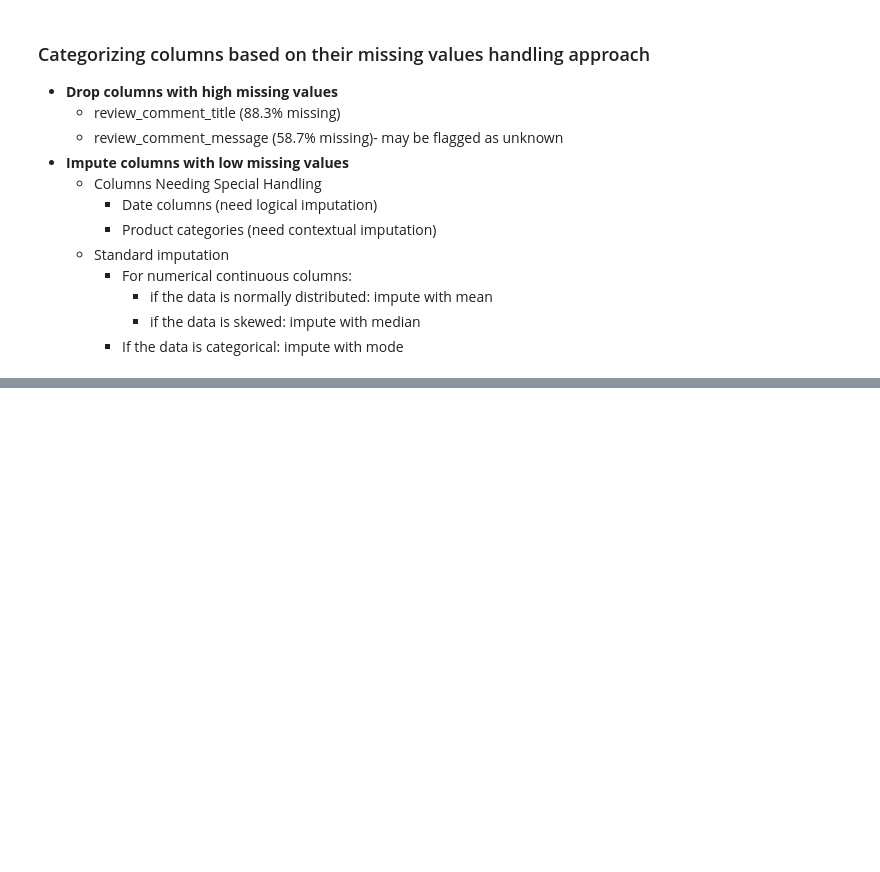
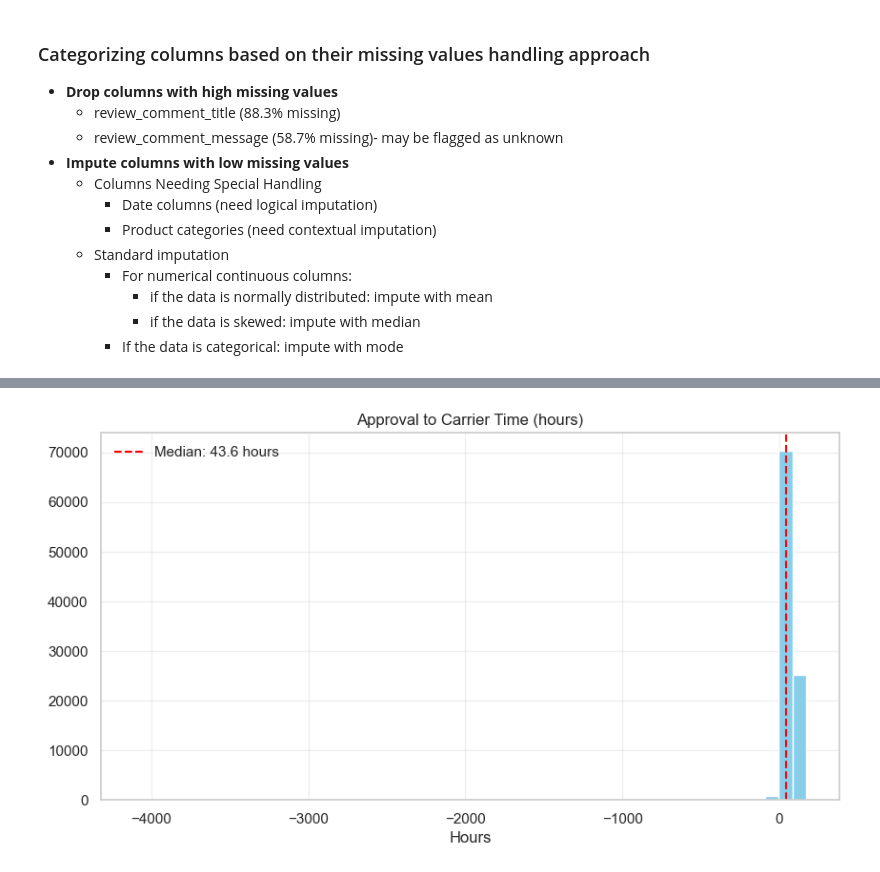
Before and after one commit to shanusaras/Customer_Churn_Prediction_and_Retention_Dashboard, a Jupyter notebook: notebooks/01_data_cleaning.ipynb, the cells around one changed output, grey strips where cells are left out. Cells and saved outputs as stored; diff of their text form; code cells hidden in the pictures; blank space fills up the shorter version.

```diff
--- a/notebooks/01_data_cleaning.ipynb
+++ b/notebooks/01_data_cleaning.ipynb
@@ -661,18 +384,0 @@ Handles both automatic and manual modes
-# %%
-# Process all datasets
-cleaned_data = {}
-for name, df in data.items():
-    print(f"\n{'='*50}")
-    print(f"Processing: {name}")
-    print("="*50)
-
-    # 1. Analyze
-    analysis = analyze_missing_values(df, business_importance)
-    display(analysis.head(10))  # Show top priorities
-
-    # 2. Handle (uncomment to apply)
-    # df_clean, report = handle_missing_values(df, analysis, auto_handle=True)
-    # cleaned_data[name] = df_clean
-    # display(report)
-
-    print("\n" + "="*50 + "\n")
@@ -710,0 +548,78 @@ for name, df in data.items():
+# %%
+def analyze_delivery_times_hours(orders_df):
+    """Analyze delivery time patterns in hours for more precision"""
+
+    # Make a copy to avoid SettingWithCopyWarning
+    df = orders_df.copy()
+
+    # Convert all date columns to datetime
+    date_cols = ['order_purchase_timestamp', 'order_approved_at',
+                'order_delivered_carrier_date', 'order_delivered_customer_date']
+
+    for col in date_cols:
+        if col in df.columns:
+            df[col] = pd.to_datetime(df[col])
+
+    # Filter only delivered orders with complete delivery data
+    delivered = df[
+        (df['order_status'] == 'delivered') &
+        (df['order_delivered_carrier_date'].notna()) &
+        (df['order_delivered_customer_date'].notna()) &
+        (df['order_approved_at'].notna())
+    ].copy()
+
+    # Calculate time intervals in hours
+    delivered['approval_to_carrier_hours'] = (
+        delivered['order_delivered_carrier_date'] - delivered['order_approved_at']
+    ).dt.total_seconds() / 3600  # Convert to hours
+
+    delivered['carrier_to_customer_hours'] = (
+        delivered['order_delivered_customer_date'] - delivered['order_delivered_carrier_date']
+    ).dt.total_seconds() / 3600  # Convert to hours
+
+    # Print statistics for approval to carrier
+    print("\nApproval to Carrier Time (hours):")
+    print(f"Min: {delivered['approval_to_carrier_hours'].min():.2f}")
+    print(f"25th percentile: {delivered['approval_to_carrier_hours'].quantile(0.25):.2f}")
+    print(f"Median: {delivered['approval_to_carrier_hours'].median():.2f}")
+    print(f"75th percentile: {delivered['approval_to_carrier_hours'].quantile(0.75):.2f}")
+    print(f"95th percentile: {delivered['approval_to_carrier_hours'].quantile(0.95):.2f}")
+
+    # Print statistics for carrier to customer
+    print("\nCarrier to Customer Time (hours):")
+    print(f"Min: {delivered['carrier_to_customer_hours'].min():.2f}")
+    print(f"25th percentile: {delivered['carrier_to_customer_hours'].quantile(0.25):.2f}")
+    print(f"Median: {delivered['carrier_to_customer_hours'].median():.2f}")
+    print(f"75th percentile: {delivered['carrier_to_customer_hours'].quantile(0.75):.2f}")
+    print(f"95th percentile: {delivered['carrier_to_customer_hours'].quantile(0.95):.2f}")
+
+     # Plot distributions - First plot
+    plt.figure(figsize=(10, 5))
+    plt.hist(delivered['approval_to_carrier_hours'].clip(upper=168), bins=50, color='skyblue')
+    plt.axvline(delivered['approval_to_carrier_hours'].median(), color='red', linestyle='--',
+               label=f"Median: {delivered['approval_to_carrier_hours'].median():.1f} hours")
+    plt.title('Approval to Carrier Time (hours)')
+    plt.xlabel('Hours')
+    plt.legend()
+    plt.grid(True, alpha=0.3)
+    plt.show()
+
+    # Second plot
+    plt.figure(figsize=(10, 5))
+    plt.hist(delivered['carrier_to_customer_hours'].clip(upper=720), bins=50, color='lightgreen')
+    plt.axvline(delivered['carrier_to_customer_hours'].median(), color='red', linestyle='--',
+               label=f"Median: {delivered['carrier_to_customer_hours'].median():.1f} hours")
+    plt.title('Carrier to Customer Time (hours)')
+    plt.xlabel('Hours')
+    plt.legend()
+    plt.grid(True, alpha=0.3)
+    plt.show()
+
+    return (
+        delivered['approval_to_carrier_hours'].median(),
+        delivered['carrier_to_customer_hours'].median()
+    )
+
+# Run the analysis
+median_approval_to_carrier_hrs, median_carrier_to_customer_hrs = analyze_delivery_times_hours(orders)
+# %% [output]
@@ -710,0 +639 @@ for name, df in data.items():
+[figure, added]
```
Also changed, not shown: parts of 23 cells of this notebook.
